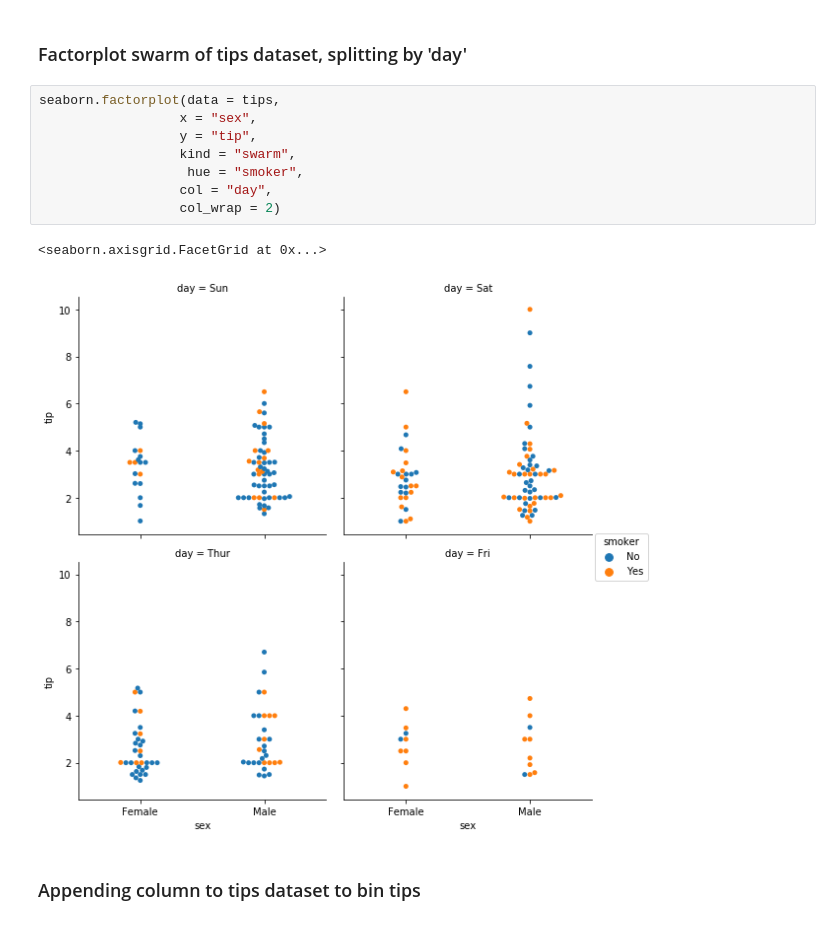
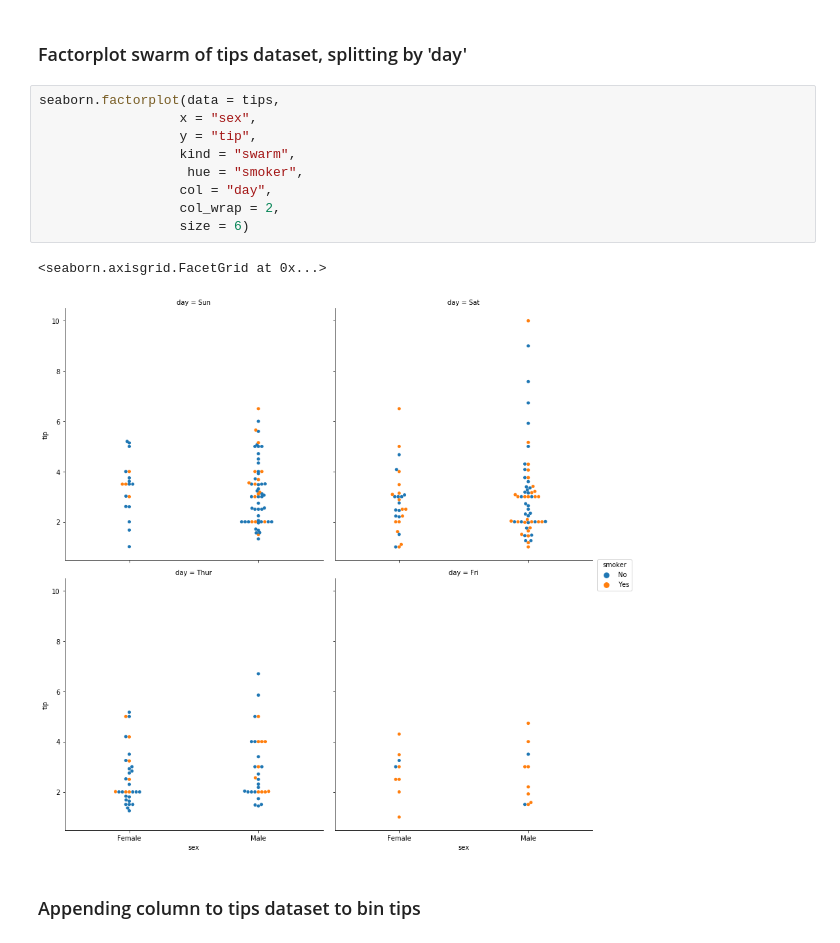
Before and after one commit to danielc92/python_nb_visualization, a Jupyter notebook: notebook_seaborn_factorplot.ipynb, the cells around one changed output. Cells and saved outputs as stored; diff of their text form.

```diff
--- a/notebook_seaborn_factorplot.ipynb
+++ b/notebook_seaborn_factorplot.ipynb
@@ -142,14 +143,15 @@ seaborn.factorplot(data = tips,
 # %%
 seaborn.factorplot(data = tips,
                   x = "sex",
                   y = "tip",
                   kind = "swarm",
                    hue = "smoker",
                   col = "day",
-                  col_wrap = 2)
+                  col_wrap = 2,
+                  size = 6)
 # %% [output]
 <seaborn.axisgrid.FacetGrid at 0x...>
-[figure, old version]
+[figure, new version]
 # %% [markdown]
 ### Appending column to tips dataset to bin tips
 # %%
```
Also changed, not shown: parts of 12 cells of this notebook, 1 other file.
